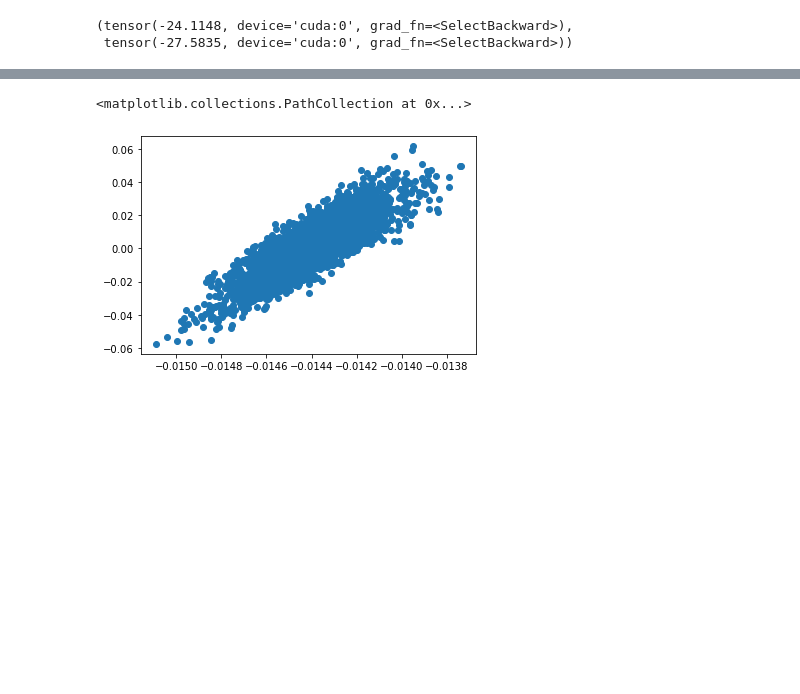
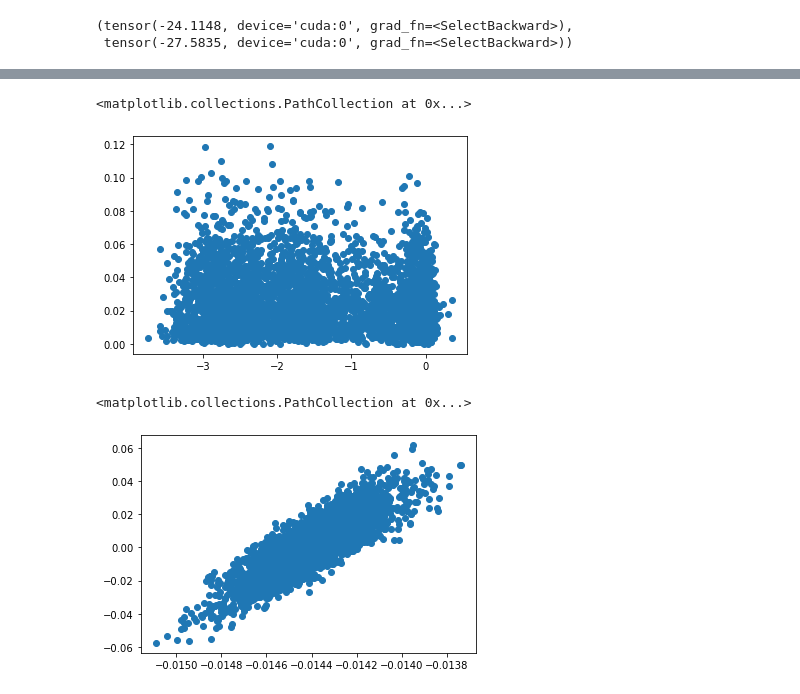
Before and after one commit to MikkelMathiasen23/Variational_proteins, a Jupyter notebook: exploratory notebook.ipynb, the cells around one changed output, grey strips where cells are left out. Drawn from its saved outputs; the diff is of its cells as text; code cells hidden in the pictures; blank space fills up the shorter version.

```diff
--- a/exploratory notebook.ipynb
+++ b/exploratory notebook.ipynb
@@ -133,3 +189,8 @@ HVAE- latentspace 3 [[ 1.        -0.1504727]
+# %%
+plt.scatter(x = mutants_df.value.values, y = dist)
+# %% [output]
+<matplotlib.collections.PathCollection at 0x...>
+[figure, added]
 # %%
 plt.scatter(x=mu_t[:,0],y = mu_t[:,1])
 # %% [output]
```
Also changed, not shown: parts of 6 cells of this notebook, 6 other files.
